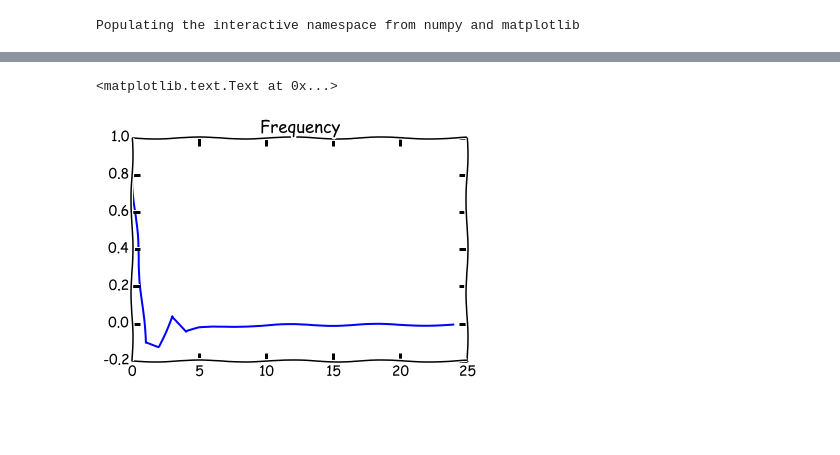
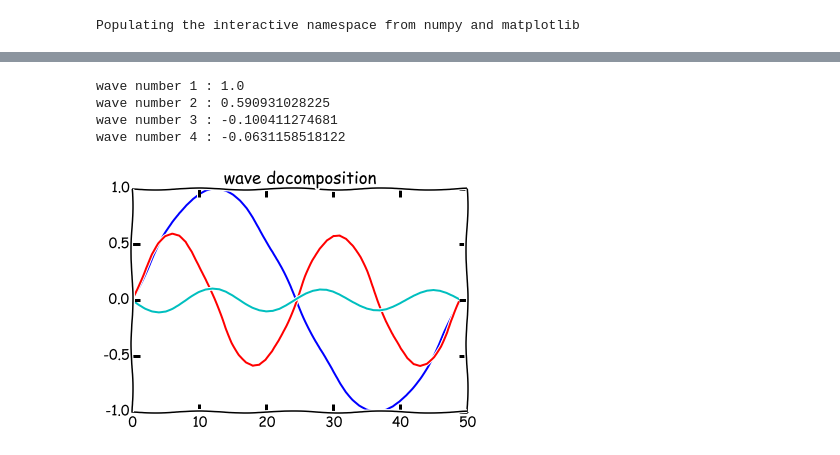
Before and after one commit to dmcltu/python, a Jupyter notebook: text.ipynb, the cells around one changed output, grey strips where cells are left out. Saved outputs shown, nothing was run; the diff lists cells and outputs as text; code cells hidden in the pictures; blank space fills up the shorter version.

```diff
--- a/text.ipynb
+++ b/text.ipynb
@@ -22,11 +21,19 @@ plt.title('mixed wave')
-# %%
-n = len(x)
-y = fft.fft(x)/n
-y = y[range(n/2)]
-plt.plot(y)
-plt.title('Frequency')
-# %% [output]
-<matplotlib.text.Text at 0x...>
-[figure, removed]
+# %%
+n = len(x)
+y = fft.fft(x)/n
+
+plt.plot(sin(linspace(0, 2*pi))*imag(y[2])/imag(y[2]))
+plt.plot(sin(linspace(0, 4*pi))*imag(y[3])/imag(y[2]))
+plt.plot(sin(linspace(0, 6*pi))*imag(y[4])/imag(y[2]))
+plt.title('wave docomposition')
+for i in range(2,6):
+    yyy=imag(y[i])/imag(y[2])
+    print 'wave number', i-1, ':', yyy
+# %% [output]
+wave number 1 : 1.0
+wave number 2 : 0.590931028225
+wave number 3 : -0.100411274681
+wave number 4 : -0.0631158518122
+[figure, added]
 # %%
 back_x = ifft(y)
```
Also changed, not shown: parts of 4 cells of this notebook.
